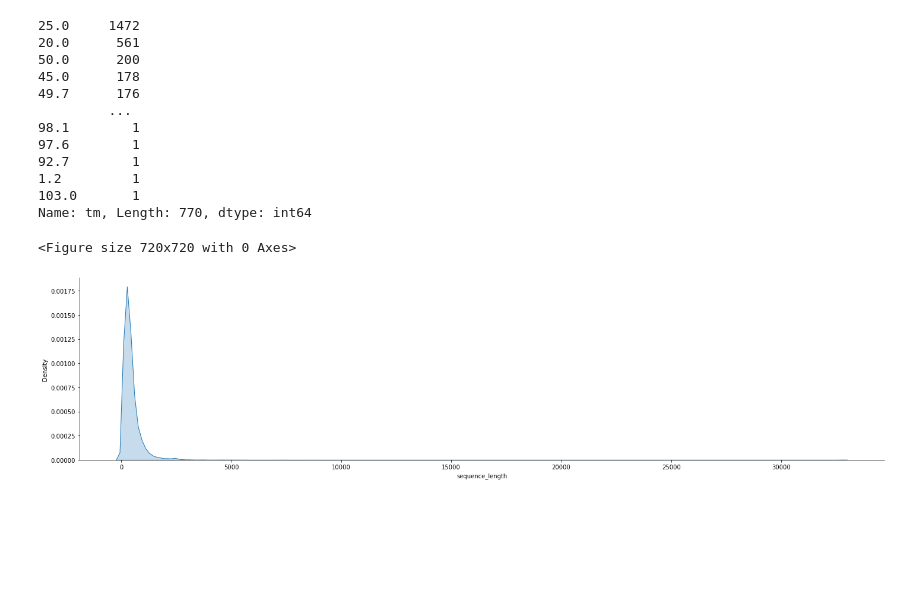
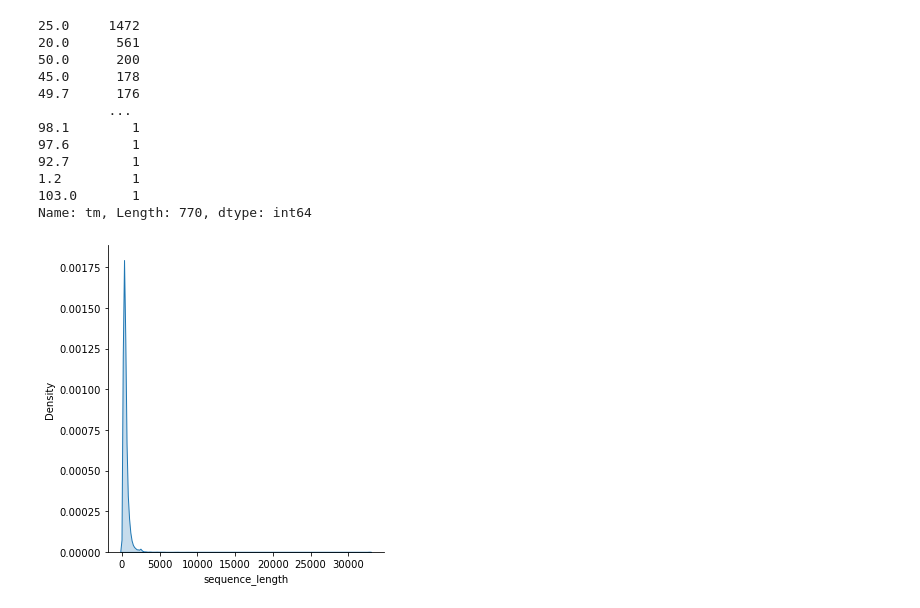
Before and after one commit to ahmad1jalal/Novozymes-Enzyme-Stability-Prediction, a Jupyter notebook: Untitled.ipynb, the cells around one changed output. Cells and saved outputs as stored; diff of their text form; code cells hidden in the pictures; blank space fills up the shorter version.

```diff
--- a/Untitled.ipynb
+++ b/Untitled.ipynb
@@ -164,9 +164,8 @@ train_df["tm"].value_counts()
 Name: tm, Length: 770, dtype: int64
 # %%
 # plotting the length of protein.....
-plt.figure(figsize=(10,10))
+# plt.figure(figsize=(10,10))
 sns.displot(data=train_df,x="sequence_length",
-                 kind = 'kde', fill = True,  aspect =4 , palette = "viridis");
+                 kind = 'kde', fill = True , palette = "viridis");
 # %% [output]
-<Figure size 720x720 with 0 Axes>
-[figure, old version]
+[figure, new version]
```
Also changed, not shown: parts of 4 cells of this notebook.
